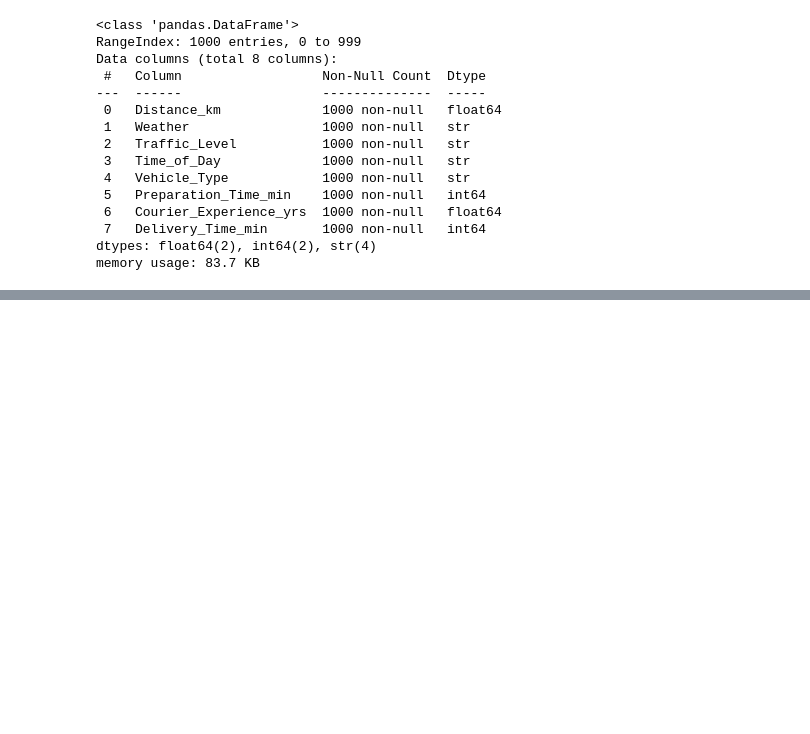
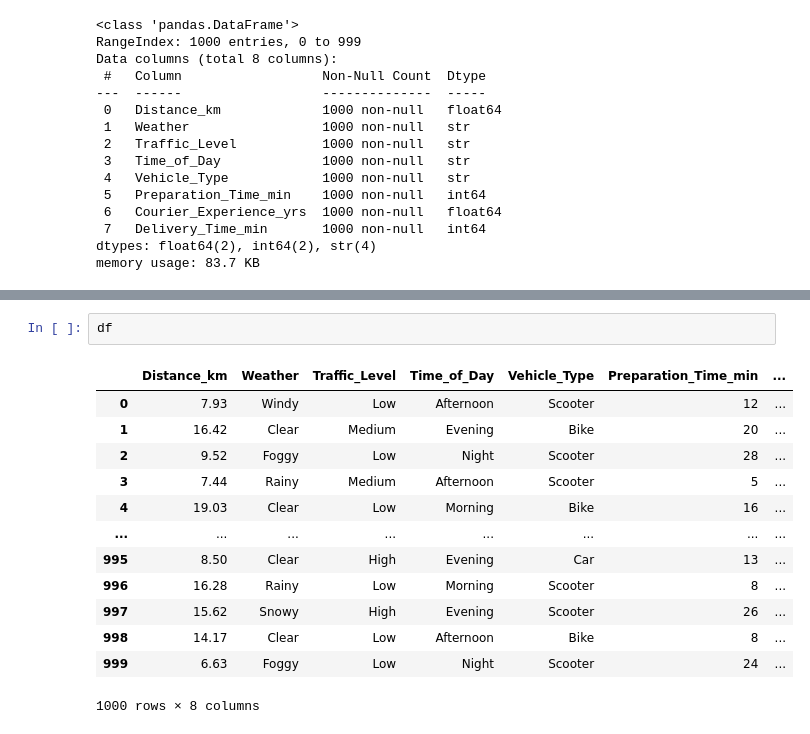
Before and after one commit to rahul-gitt/MY-PROJECTS, a Jupyter notebook: DeliveryTime AI/main.ipynb, the cells around one changed output, grey strips where cells are left out. Cells and saved outputs as stored; diff of their text form; blank space fills up the shorter version.

```diff
--- a/DeliveryTime AI/main.ipynb
+++ b/DeliveryTime AI/main.ipynb
@@ -152,0 +215,16 @@ memory usage: 83.7 KB
+# %%
+df
+# %% [output]
+|  | Distance_km | Weather | Traffic_Level | Time_of_Day | Vehicle_Type | Preparation_Time_min | ... |
+| 0 | 7.93 | Windy | Low | Afternoon | Scooter | 12 | ... |
+| 1 | 16.42 | Clear | Medium | Evening | Bike | 20 | ... |
+| 2 | 9.52 | Foggy | Low | Night | Scooter | 28 | ... |
+| 3 | 7.44 | Rainy | Medium | Afternoon | Scooter | 5 | ... |
+| 4 | 19.03 | Clear | Low | Morning | Bike | 16 | ... |
+| ... | ... | ... | ... | ... | ... | ... | ... |
+| 995 | 8.50 | Clear | High | Evening | Car | 13 | ... |
+| 996 | 16.28 | Rainy | Low | Morning | Scooter | 8 | ... |
+| 997 | 15.62 | Snowy | High | Evening | Scooter | 26 | ... |
+| 998 | 14.17 | Clear | Low | Afternoon | Bike | 8 | ... |
+| 999 | 6.63 | Foggy | Low | Night | Scooter | 24 | ... |
+1000 rows × 8 columns
```
Also changed, not shown: parts of 11 cells of this notebook.
